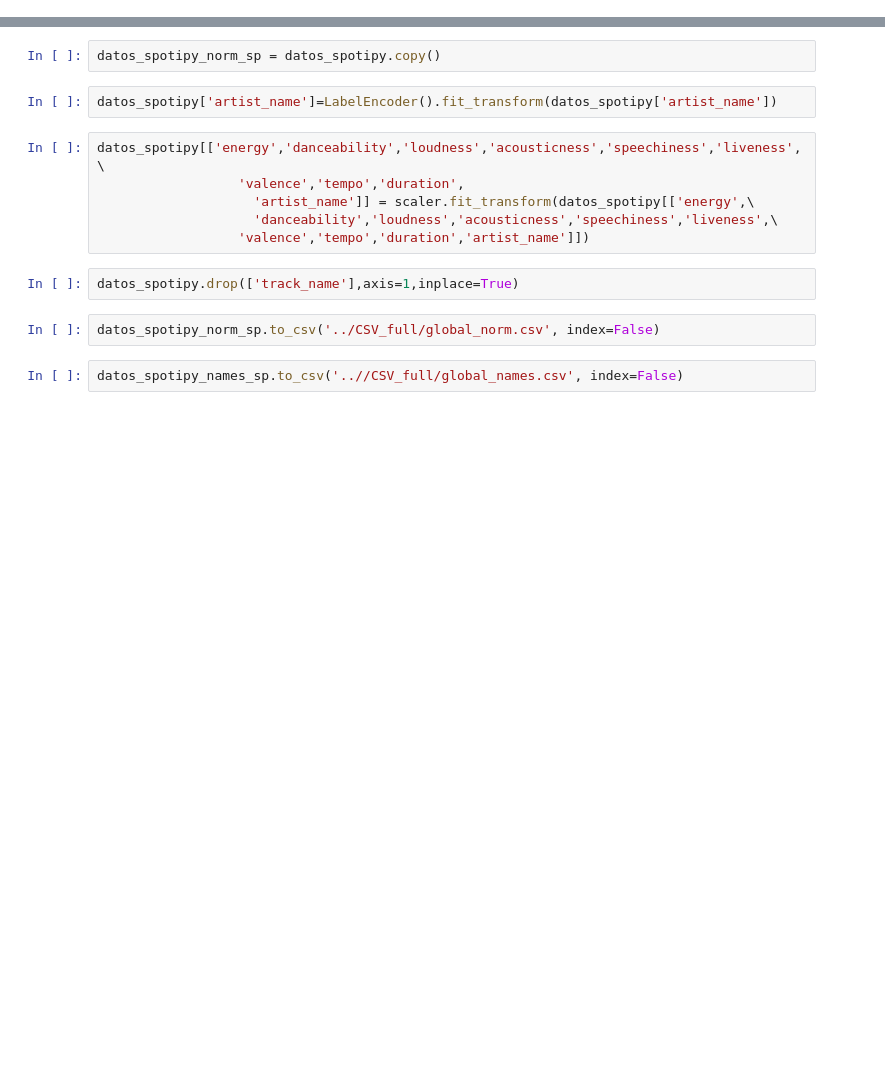
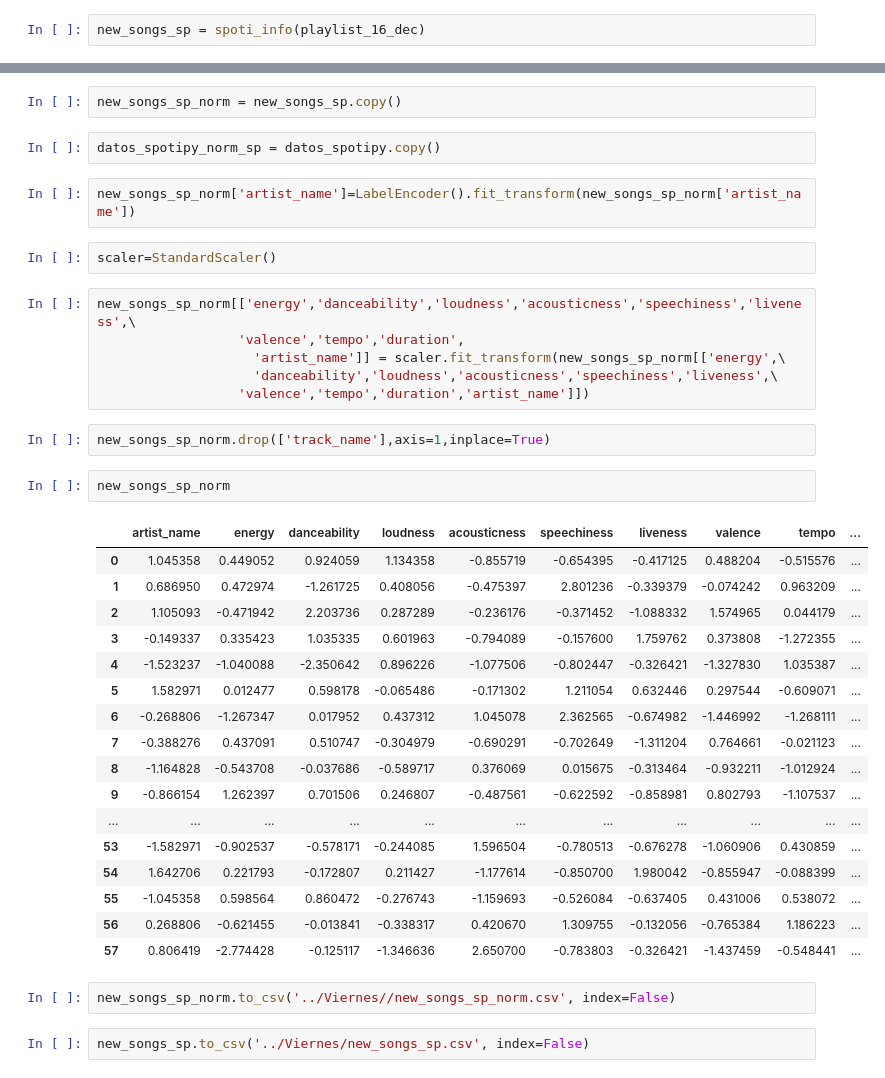
Before and after one commit to fjgarciaes/Proyecto-Final-Spotify, a Jupyter notebook: Data/Extraer canciones/New songs Viernes Spain.ipynb, the cells around one changed output, grey strips where cells are left out. Saved outputs shown, nothing was run; the diff lists cells and outputs as text; blank space fills up the shorter version.

```diff
--- a/Data/Extraer canciones/New songs Viernes Spain.ipynb
+++ b/Data/Extraer canciones/New songs Viernes Spain.ipynb
@@ -105,0 +54,2 @@ datos_spotipy.head()
+# %%
+new_songs_sp = spoti_info(playlist_16_dec)
@@ -110,16 +78,40 @@ datos_spotipy_names_sp = datos_spotipy.copy()
+# %%
+new_songs_sp_norm = new_songs_sp.copy()
 # %%
 datos_spotipy_norm_sp = datos_spotipy.copy()
 # %%
-datos_spotipy['artist_name']=LabelEncoder().fit_transform(datos_spotipy['artist_name'])
+new_songs_sp_norm['artist_name']=LabelEncoder().fit_transform(new_songs_sp_norm['artist_name'])
+# %%
+scaler=StandardScaler()
 # %%
-datos_spotipy[['energy','danceability','loudness','acousticness','speechiness','liveness',\
+new_songs_sp_norm[['energy','danceability','loudness','acousticness','speechiness','liveness',\
                   'valence','tempo','duration',
-                    'artist_name']] = scaler.fit_transform(datos_spotipy[['energy',\
+                    'artist_name']] = scaler.fit_transform(new_songs_sp_norm[['energy',\
                     'danceability','loudness','acousticness','speechiness','liveness',\
                   'valence','tempo','duration','artist_name']])
 # %%
-datos_spotipy.drop(['track_name'],axis=1,inplace=True)
+new_songs_sp_norm.drop(['track_name'],axis=1,inplace=True)
+# %%
+new_songs_sp_norm
+# %% [output]
+|  | artist_name | energy | danceability | loudness | acousticness | speechiness | liveness | valence | tempo | ... |
+| 0 | 1.045358 | 0.449052 | 0.924059 | 1.134358 | -0.855719 | -0.654395 | -0.417125 | 0.488204 | -0.515576 | ... |
+| 1 | 0.686950 | 0.472974 | -1.261725 | 0.408056 | -0.475397 | 2.801236 | -0.339379 | -0.074242 | 0.963209 | ... |
+| 2 | 1.105093 | -0.471942 | 2.203736 | 0.287289 | -0.236176 | -0.371452 | -1.088332 | 1.574965 | 0.044179 | ... |
+| 3 | -0.149337 | 0.335423 | 1.035335 | 0.601963 | -0.794089 | -0.157600 | 1.759762 | 0.373808 | -1.272355 | ... |
+| 4 | -1.523237 | -1.040088 | -2.350642 | 0.896226 | -1.077506 | -0.802447 | -0.326421 | -1.327830 | 1.035387 | ... |
+| 5 | 1.582971 | 0.012477 | 0.598178 | -0.065486 | -0.171302 | 1.211054 | 0.632446 | 0.297544 | -0.609071 | ... |
+| 6 | -0.268806 | -1.267347 | 0.017952 | 0.437312 | 1.045078 | 2.362565 | -0.674982 | -1.446992 | -1.268111 | ... |
+| 7 | -0.388276 | 0.437091 | 0.510747 | -0.304979 | -0.690291 | -0.702649 | -1.311204 | 0.764661 | -0.021123 | ... |
+| 8 | -1.164828 | -0.543708 | -0.037686 | -0.589717 | 0.376069 | 0.015675 | -0.313464 | -0.932211 | -1.012924 | ... |
+| 9 | -0.866154 | 1.262397 | 0.701506 | 0.246807 | -0.487561 | -0.622592 | -0.858981 | 0.802793 | -1.107537 | ... |
+| ... | ... | ... | ... | ... | ... | ... | ... | ... | ... | ... |
+| 53 | -1.582971 | -0.902537 | -0.578171 | -0.244085 | 1.596504 | -0.780513 | -0.676278 | -1.060906 | 0.430859 | ... |
+| 54 | 1.642706 | 0.221793 | -0.172807 | 0.211427 | -1.177614 | -0.850700 | 1.980042 | -0.855947 | -0.088399 | ... |
+| 55 | -1.045358 | 0.598564 | 0.860472 | -0.276743 | -1.159693 | -0.526084 | -0.637405 | 0.431006 | 0.538072 | ... |
+| 56 | 0.268806 | -0.621455 | -0.013841 | -0.338317 | 0.420670 | 1.309755 | -0.132056 | -0.765384 | 1.186223 | ... |
+| 57 | 0.806419 | -2.774428 | -0.125117 | -1.346636 | 2.650700 | -0.783803 | -0.326421 | -1.437459 | -0.548441 | ... |
 # %%
-datos_spotipy_norm_sp.to_csv('../CSV_full/global_norm.csv', index=False)
+new_songs_sp_norm.to_csv('../Viernes//new_songs_sp_norm.csv', index=False)
 # %%
-datos_spotipy_names_sp.to_csv('..//CSV_full/global_names.csv', index=False)
+new_songs_sp.to_csv('../Viernes/new_songs_sp.csv', index=False)
```
Also changed, not shown: parts of 23 cells of this notebook, 39 other files.
